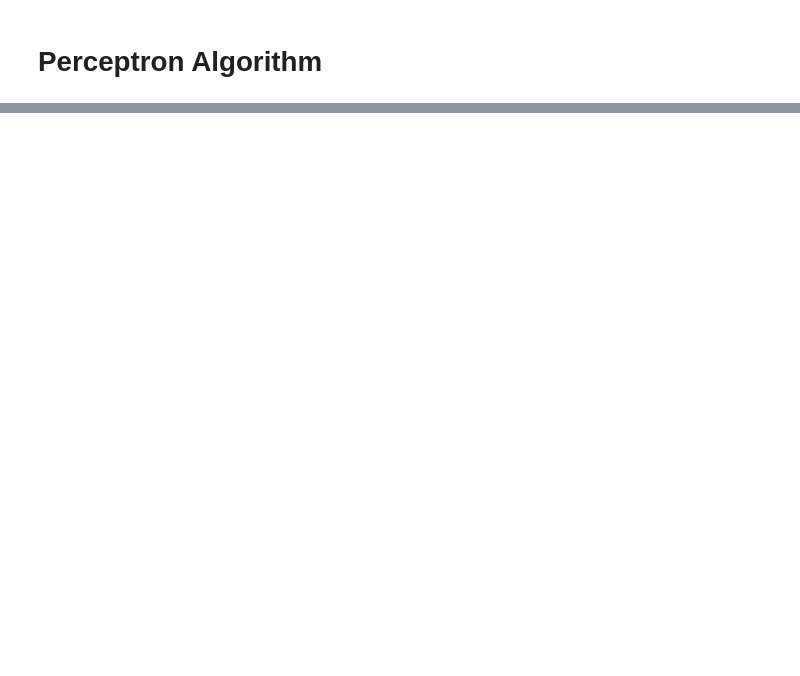
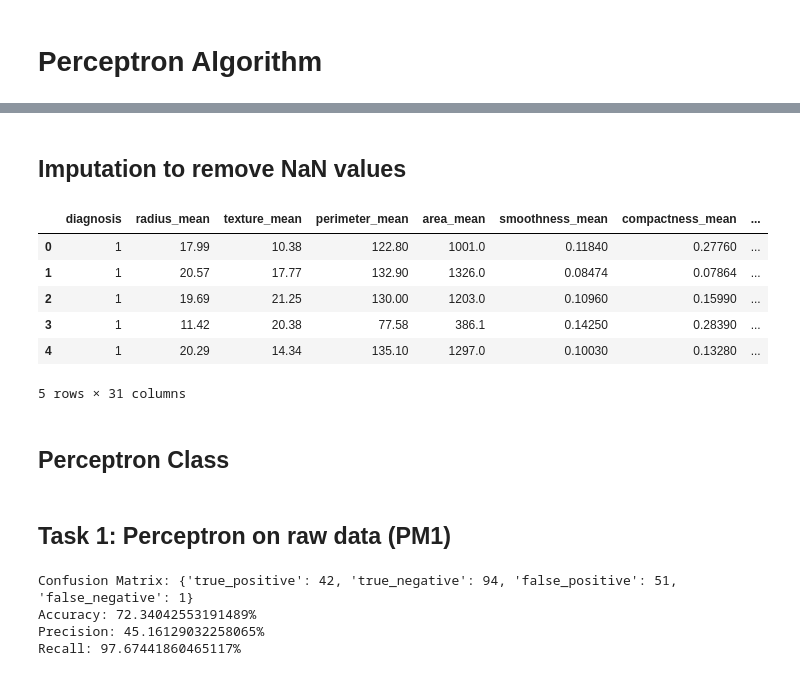
Before and after one commit to bharathvariar/ML-Project, a Jupyter notebook: src/Perceptron.ipynb, the cells around one changed output, grey strips where cells are left out. Drawn from its saved outputs; the diff is of its cells as text; code cells hidden in the pictures; blank space fills up the shorter version.

```diff
--- a/src/Perceptron.ipynb
+++ b/src/Perceptron.ipynb
@@ -31,4 +2,0 @@ df_imputed = mean_imputation(df)
-# %%
-mean = np.mean(df_imputed, axis=0)
-for i in range(1, df_imputed.shape[1]):
-    df_imputed.iloc[:, i].fillna(mean[i-1], inplace=True)
@@ -261,0 +36,17 @@ plt.show()
+# %% [markdown]
+## Imputation to remove NaN values
+# %%
+mean = np.mean(df, axis=0)
+for i in range(1, df.shape[1]):
+    df.iloc[:, i].fillna(mean[i-1], inplace=True)
+df.head()
+# %% [output]
+|  | diagnosis | radius_mean | texture_mean | perimeter_mean | area_mean | smoothness_mean | compactness_mean | ... |
+| 0 | 1 | 17.99 | 10.38 | 122.80 | 1001.0 | 0.11840 | 0.27760 | ... |
+| 1 | 1 | 20.57 | 17.77 | 132.90 | 1326.0 | 0.08474 | 0.07864 | ... |
+| 2 | 1 | 19.69 | 21.25 | 130.00 | 1203.0 | 0.10960 | 0.15990 | ... |
+| 3 | 1 | 11.42 | 20.38 | 77.58 | 386.1 | 0.14250 | 0.28390 | ... |
+| 4 | 1 | 20.29 | 14.34 | 135.10 | 1297.0 | 0.10030 | 0.13280 | ... |
+5 rows × 31 columns
+# %% [markdown]
+## Perceptron Class
@@ -261,0 +75,2 @@ plt.show()
+# %% [markdown]
+## Task 1: Perceptron on raw data (PM1)
@@ -261,0 +83,11 @@ plt.show()
+# %%
+PM1 = Perceptron(lr = 0.01, epochs = 500)
+PM1.train(X_train, y_train)
+y_pred1 = PM1.predict(X_test)
+
+accuracy1 = evaluate(y_test, y_pred1)
+# %% [output]
+Confusion Matrix: {'true_positive': 42, 'true_negative': 94, 'false_positive': 51, 'false_negative': 1}
+Accuracy: 72.34042553191489%
+Precision: 45.16129032258065%
+Recall: 97.67441860465117%
```
Also changed, not shown: parts of 38 cells of this notebook, 5 other files.
